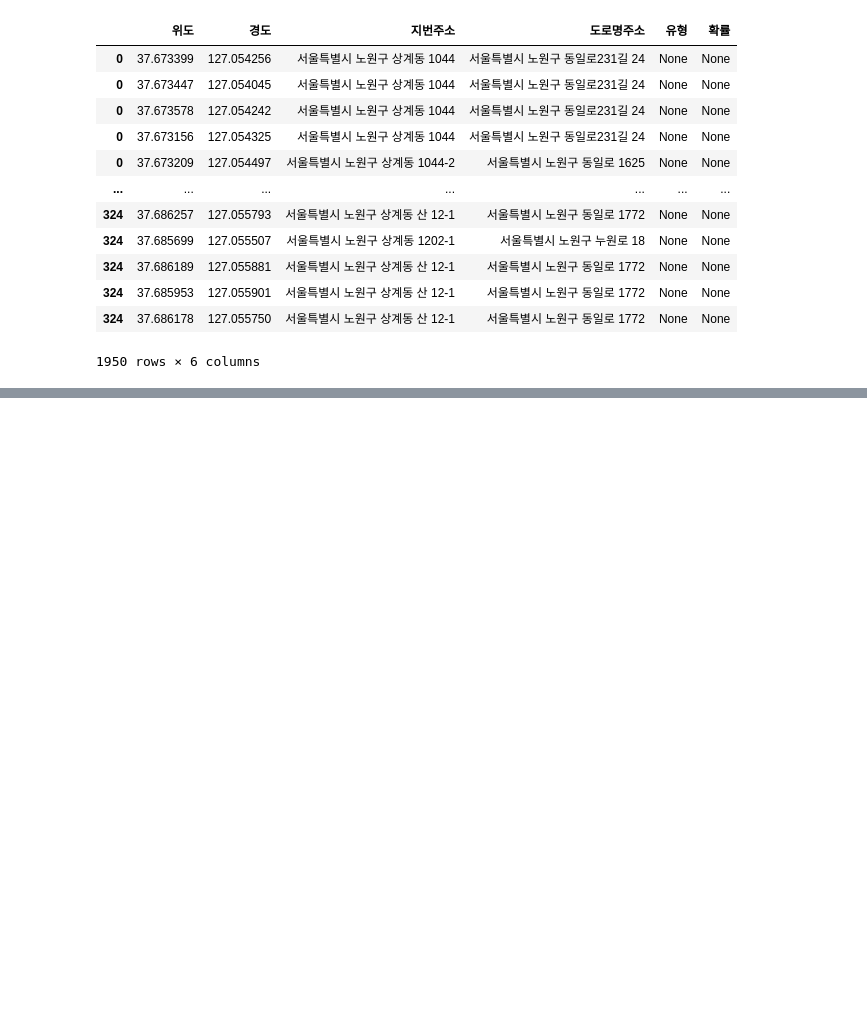
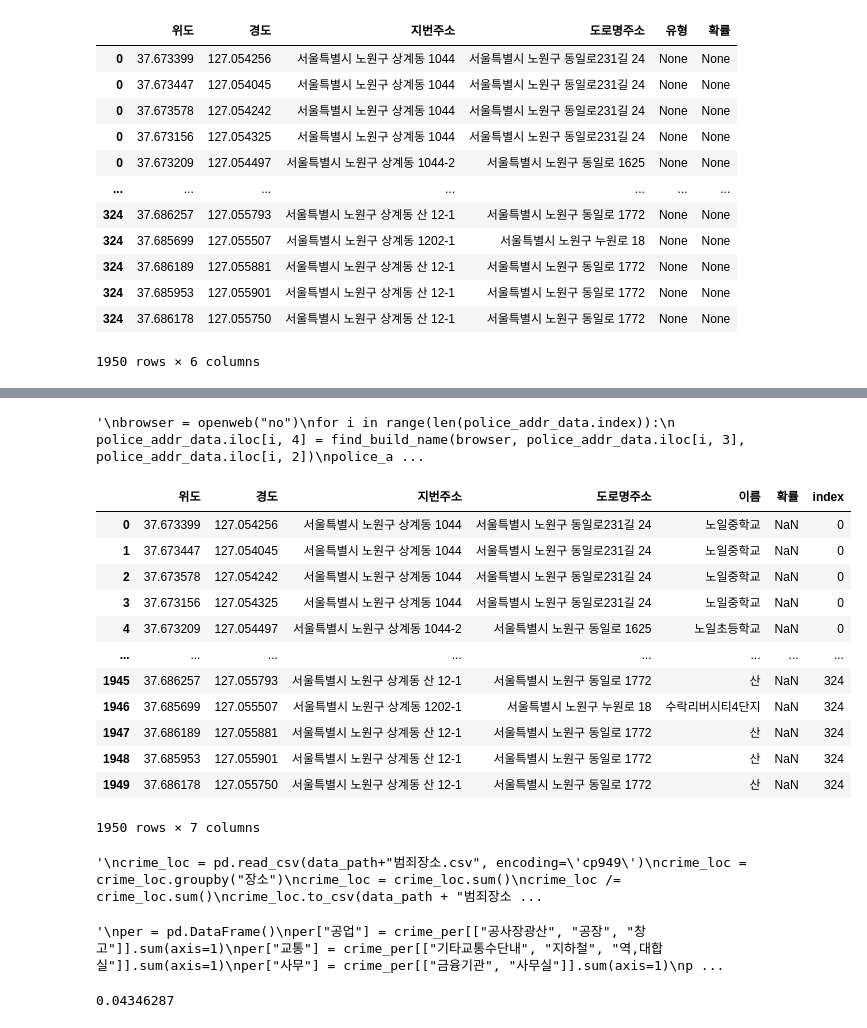
Before and after one commit to topaz11100/bp_final, a Jupyter notebook: 빅프_기말_최종.ipynb, the cells around one changed output, grey strips where cells are left out. Drawn from its saved outputs; the diff is of its cells as text; code cells hidden in the pictures; blank space fills up the shorter version.

```diff
--- a/빅프_기말_최종.ipynb
+++ b/빅프_기말_최종.ipynb
@@ -21,7 +22,7 @@ EW_DIFF_1M = 0.000009
 PATROL_HR = 900
 GRID_DIFF = 90
 data_path = "data/"
-encoding = "utf-8-sig"상수 선언
+encoding = "utf-8-sig"
 #상계1
 police = np.array([37.679699, 127.055066], dtype=np.float64)
 # %% [markdown]
@@ -107,6 +102,6 @@ police_sampled
 # %%
 police_addr_data=pd.read_csv(data_path + "상계1샘플주소.csv", encoding=encoding)
-police_addr_data.index=[i//(SAMPLING+1) for i in range(police_sampled.shape[0])]
+police_addr_data.index=[i//(SAMPLING+1) for i in range(police_addr_data.shape[0])]
 police_addr_data["유형"] = None
 police_addr_data["확률"] = None
 police_addr_data
@@ -179,7 +147,7 @@ def search(browser, address):
 # %%
 def find_postage(browser, num_addr):
     if "산" in num_addr:
-        return "nozip"
+        return "산"
     search(browser, num_addr)
     try:
         postage = browser.find_element(By.CLASS_NAME, "zip")
@@ -197,6 +165,11 @@ def find_build_name(browser, road_addr, num_addr):
     else:
         return buildname.text
 # %%
+'''
 browser = openweb("no")
 for i in range(len(police_addr_data.index)):
     police_addr_data.iloc[i, 4] = find_build_name(browser, police_addr_data.iloc[i, 3], police_addr_data.iloc[i, 2])
+police_addr_data.to_csv(data_path+"유형.csv",encoding=encoding)
+'''
+# %% [output]
+'\nbrowser = openweb("no")\nfor i in range(len(police_addr_data.index)):\n    police_addr_data.iloc[i, 4] = find_build_name(browser, police_addr_data.iloc[i, 3], police_addr_data.iloc[i, 2])\npolice_a ...
@@ -204,0 +176,49 @@ police_addr_data.to_csv(data_path+"유형.csv",encoding=encoding)
+# %%
+police_addr_data = pd.read_csv(data_path + "유형.csv", encoding=encoding)
+police_addr_data["index"]=[i//(SAMPLING+1) for i in range(police_addr_data.shape[0])]
+police_addr_data
+# %% [output]
+|  | 위도 | 경도 | 지번주소 | 도로명주소 | 이름 | 확률 | index |
+| 0 | 37.673399 | 127.054256 | 서울특별시 노원구 상계동 1044 | 서울특별시 노원구 동일로231길 24 | 노일중학교 | NaN | 0 |
+| 1 | 37.673447 | 127.054045 | 서울특별시 노원구 상계동 1044 | 서울특별시 노원구 동일로231길 24 | 노일중학교 | NaN | 0 |
+| 2 | 37.673578 | 127.054242 | 서울특별시 노원구 상계동 1044 | 서울특별시 노원구 동일로231길 24 | 노일중학교 | NaN | 0 |
+| 3 | 37.673156 | 127.054325 | 서울특별시 노원구 상계동 1044 | 서울특별시 노원구 동일로231길 24 | 노일중학교 | NaN | 0 |
+| 4 | 37.673209 | 127.054497 | 서울특별시 노원구 상계동 1044-2 | 서울특별시 노원구 동일로 1625 | 노일초등학교 | NaN | 0 |
+| ... | ... | ... | ... | ... | ... | ... | ... |
+| 1945 | 37.686257 | 127.055793 | 서울특별시 노원구 상계동 산 12-1 | 서울특별시 노원구 동일로 1772 | 산 | NaN | 324 |
+| 1946 | 37.685699 | 127.055507 | 서울특별시 노원구 상계동 1202-1 | 서울특별시 노원구 누원로 18 | 수락리버시티4단지 | NaN | 324 |
+| 1947 | 37.686189 | 127.055881 | 서울특별시 노원구 상계동 산 12-1 | 서울특별시 노원구 동일로 1772 | 산 | NaN | 324 |
+| 1948 | 37.685953 | 127.055901 | 서울특별시 노원구 상계동 산 12-1 | 서울특별시 노원구 동일로 1772 | 산 | NaN | 324 |
+| 1949 | 37.686178 | 127.055750 | 서울특별시 노원구 상계동 산 12-1 | 서울특별시 노원구 동일로 1772 | 산 | NaN | 324 |
+1950 rows × 7 columns
+# %%
+'''
+crime_loc = pd.read_csv(data_path+"범죄장소.csv", encoding='cp949')
+crime_loc = crime_loc.groupby("장소")
+crime_loc = crime_loc.sum()
+crime_loc /= crime_loc.sum()
+crime_loc.to_csv(data_path + "범죄장소확률.csv", encoding=encoding)
+'''
+# %% [output]
+'\ncrime_loc = pd.read_csv(data_path+"범죄장소.csv", encoding=\'cp949\')\ncrime_loc = crime_loc.groupby("장소")\ncrime_loc = crime_loc.sum()\ncrime_loc /= crime_loc.sum()\ncrime_loc.to_csv(data_path + "범죄장소 ...
+# %%
+'''
+per = pd.DataFrame()
+per["공업"] = crime_per[["공사장광산", "공장", "창고"]].sum(axis=1)
+per["교통"] = crime_per[["기타교통수단내", "지하철", "역,대합실"]].sum(axis=1)
+per["사무"] = crime_per[["금융기관", "사무실"]].sum(axis=1)
+per["숙박"] = crime_per[["숙박업소목욕탕"]].sum(axis=1)
+per["상업"] = crime_per[["시장,노점", "상점", "흥행장"]].sum(axis=1)
+per["아파트"] = crime_per[["아파트,연립다세대"]].sum(axis=1)
+per["주택"] = crime_per[["단독주택"]].sum(axis=1)
+per["유흥"] = crime_per[["유흥접객업소"]].sum(axis=1)
+per["공원"] = crime_per[["유원지", "공지"]].sum(axis=1)
+per["의료"] = crime_per[["의료기관"]].sum(axis=1)
+per["종교"] = crime_per[["종교기관"]].sum(axis=1)
+per["학교"] = crime_per[["학교"]].sum(axis=1)
+per["기타"] = crime_per[["구금장소", "고속도로", "기타", "부대"]].sum(axis=1)
+per["야외"] = crime_per[["노상", "산야"]].sum(axis=1)
+per
+'''
+# %% [output]
+'\nper = pd.DataFrame()\nper["공업"] = crime_per[["공사장광산", "공장", "창고"]].sum(axis=1)\nper["교통"] = crime_per[["기타교통수단내", "지하철", "역,대합실"]].sum(axis=1)\nper["사무"] = crime_per[["금융기관", "사무실"]].sum(axis=1)\np ...
@@ -204,0 +227,5 @@ police_addr_data.to_csv(data_path+"유형.csv",encoding=encoding)
+# %%
+crime_per = pd.read_csv(data_path+"범죄장소확률.csv", encoding='cp949')
+crime_per.loc[0,"교통"]
+# %% [output]
+0.04346287
```
Also changed, not shown: parts of 29 cells of this notebook, 13 other files.
